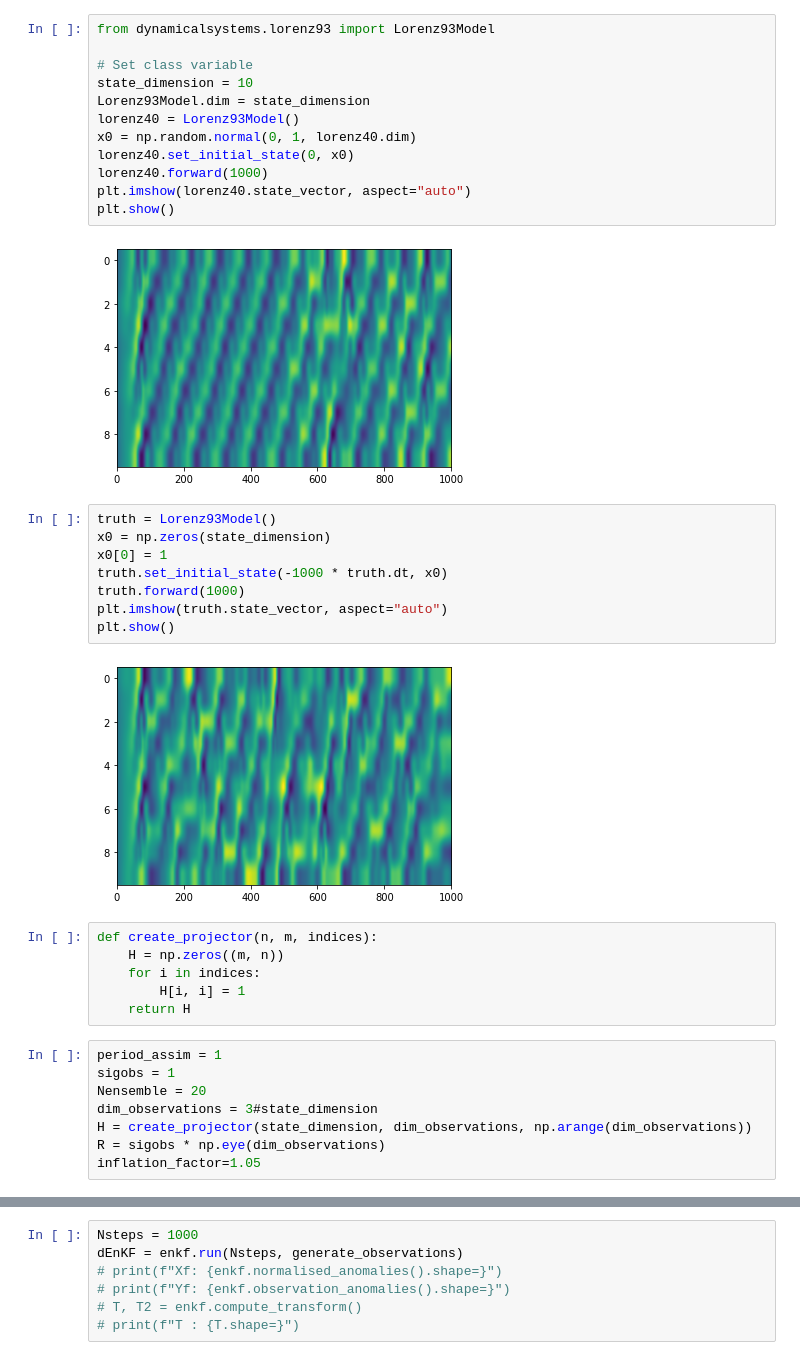
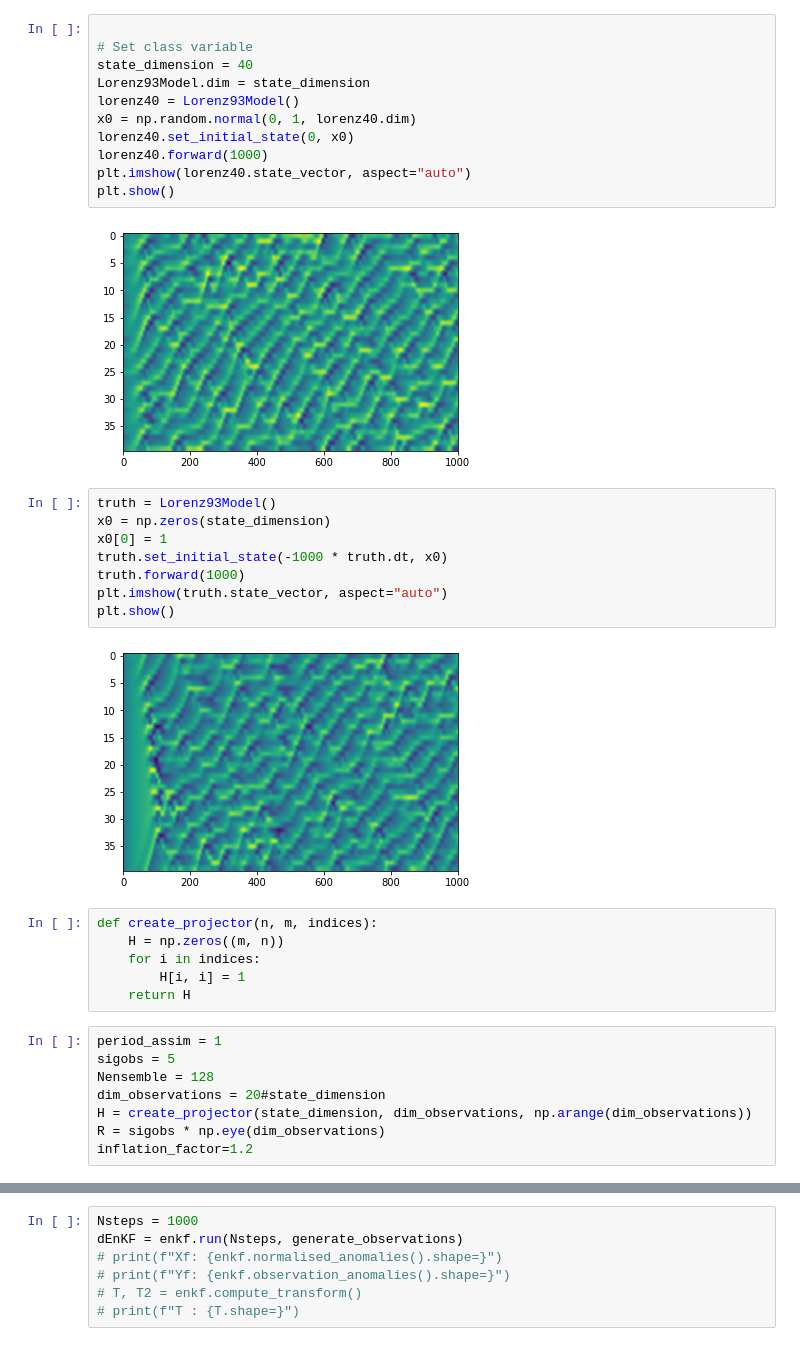
Before and after one commit to VTrappler/DA_sandbox, a Jupyter notebook: notebooks/lorenz93_EnKF.ipynb, the cells around one changed output, grey strips where cells are left out. Saved outputs shown, nothing was run; the diff lists cells and outputs as text.

```diff
--- a/notebooks/lorenz93_EnKF.ipynb
+++ b/notebooks/lorenz93_EnKF.ipynb
@@ -8,17 +10,16 @@ from DAmethod.EnKF import EnKF
 # %%
-from dynamicalsystems.lorenz93 import Lorenz93Model
 
 # Set class variable
-state_dimension = 10
+state_dimension = 40
 Lorenz93Model.dim = state_dimension
 lorenz40 = Lorenz93Model()
 x0 = np.random.normal(0, 1, lorenz40.dim)
 lorenz40.set_initial_state(0, x0)
 lorenz40.forward(1000)
 plt.imshow(lorenz40.state_vector, aspect="auto")
 plt.show()
 # %% [output]
-[figure, old version]
+[figure, new version]
 # %%
 truth = Lorenz93Model()
 x0 = np.zeros(state_dimension)
@@ -28,7 +29,7 @@ truth.forward(1000)
 plt.imshow(truth.state_vector, aspect="auto")
 plt.show()
 # %% [output]
-[figure, old version]
+[figure, new version]
 # %%
 def create_projector(n, m, indices):
     H = np.zeros((m, n))
@@ -37,12 +38,12 @@ def create_projector(n, m, indices):
     return H
 # %%
 period_assim = 1
-sigobs = 1
-Nensemble = 20
-dim_observations = 3#state_dimension
+sigobs = 5
+Nensemble = 128
+dim_observations = 20#state_dimension
 H = create_projector(state_dimension, dim_observations, np.arange(dim_observations))
 R = sigobs * np.eye(dim_observations)
-inflation_factor=1.05
+inflation_factor=1.2
 # %%
 def generate_observations(i):
     truth.forward(period_assim)
```
Also changed, not shown: parts of 6 cells of this notebook, 17 other files.
